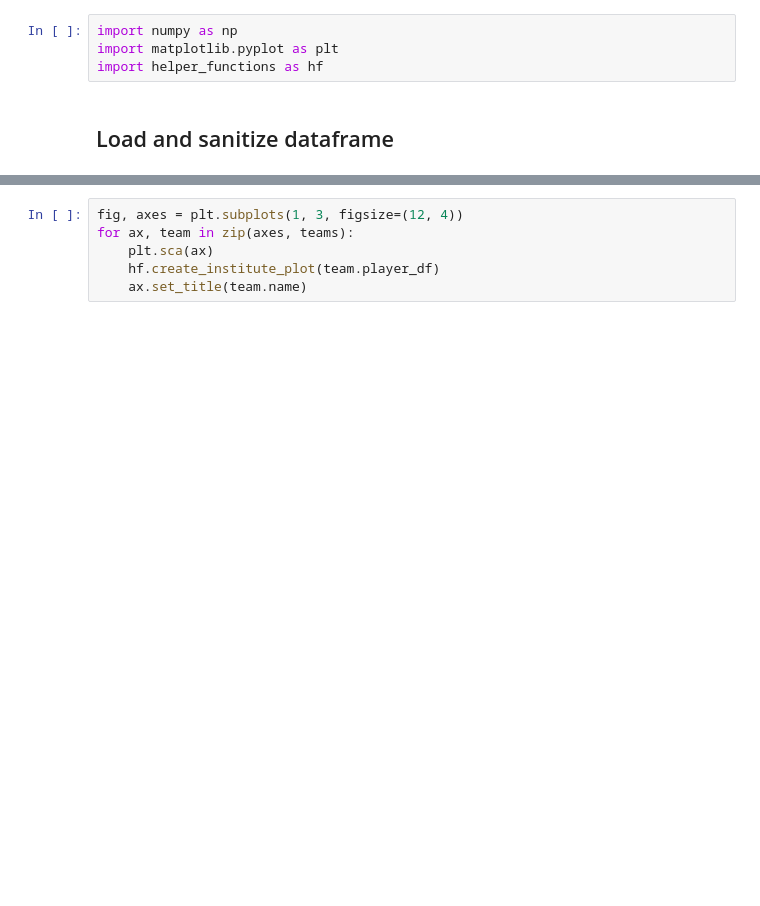
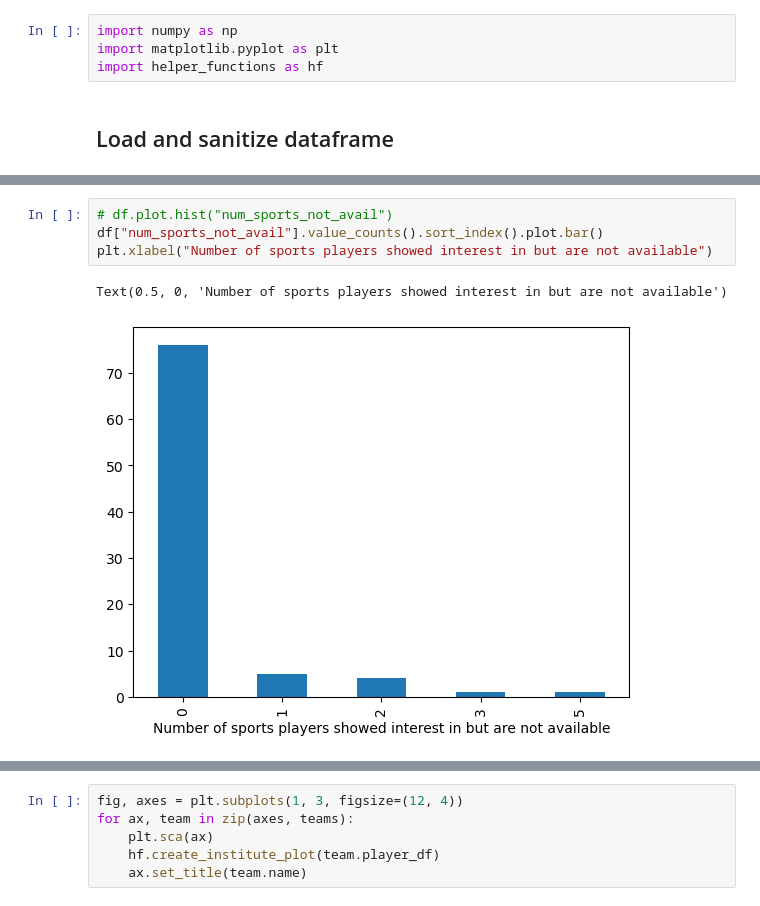
Before and after one commit to FBalzerMPE/imprs_sports_week, a Jupyter notebook: analyze_sportsweek_data.ipynb, the cells around one changed output, grey strips where cells are left out. Cells and saved outputs as stored; diff of their text form; blank space fills up the shorter version.

```diff
--- a/analyze_sportsweek_data.ipynb
+++ b/analyze_sportsweek_data.ipynb
@@ -43 +33,8 @@ subteams.style.apply(lambda row: [get_row_color(row["Team"])]*len(row), axis=1)
+# %%
+# df.plot.hist("num_sports_not_avail")
+df["num_sports_not_avail"].value_counts().sort_index().plot.bar()
+plt.xlabel("Number of sports players showed interest in but are not available")
+# %% [output]
+Text(0.5, 0, 'Number of sports players showed interest in but are not available')
+[figure, added]
 # %%
```
Also changed, not shown: parts of 8 cells of this notebook, 26 other files.
